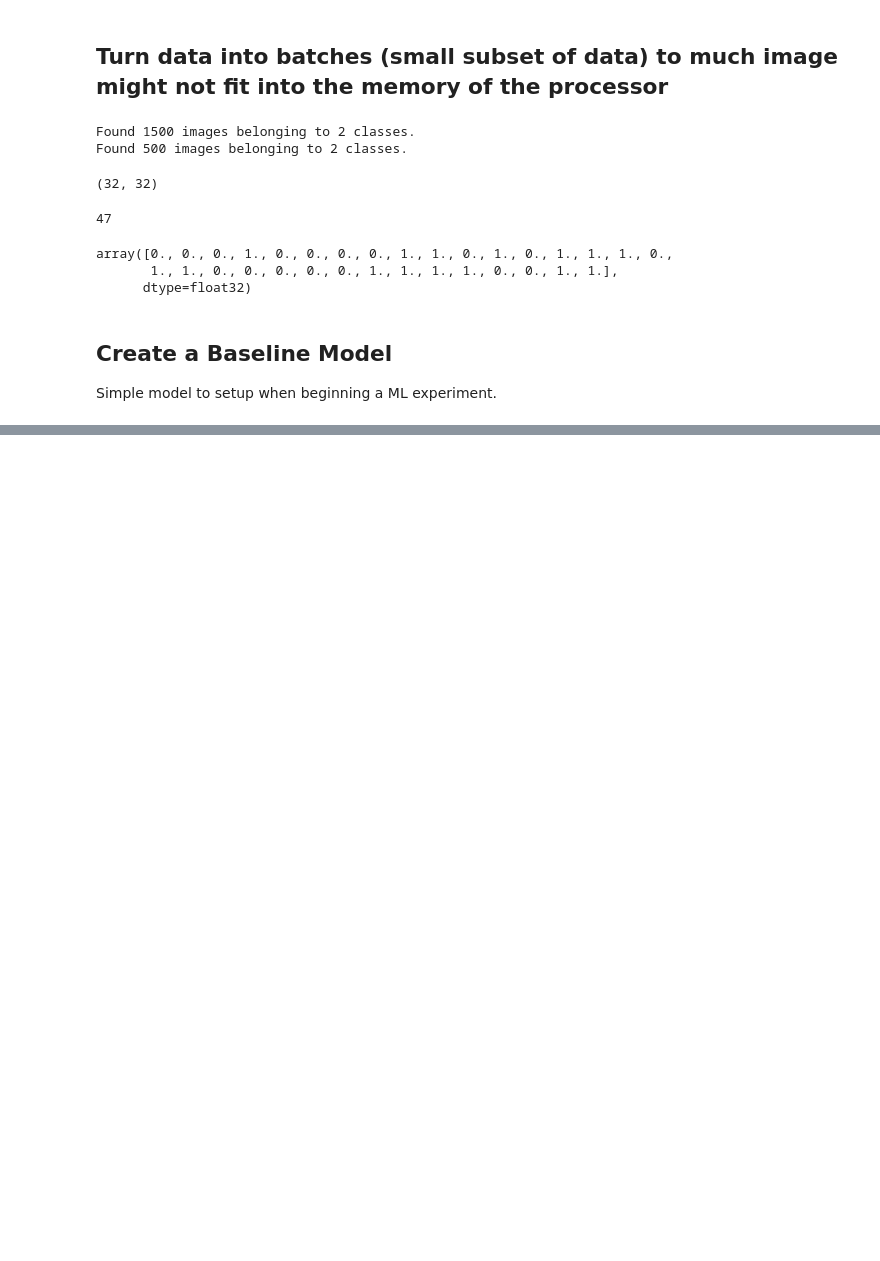
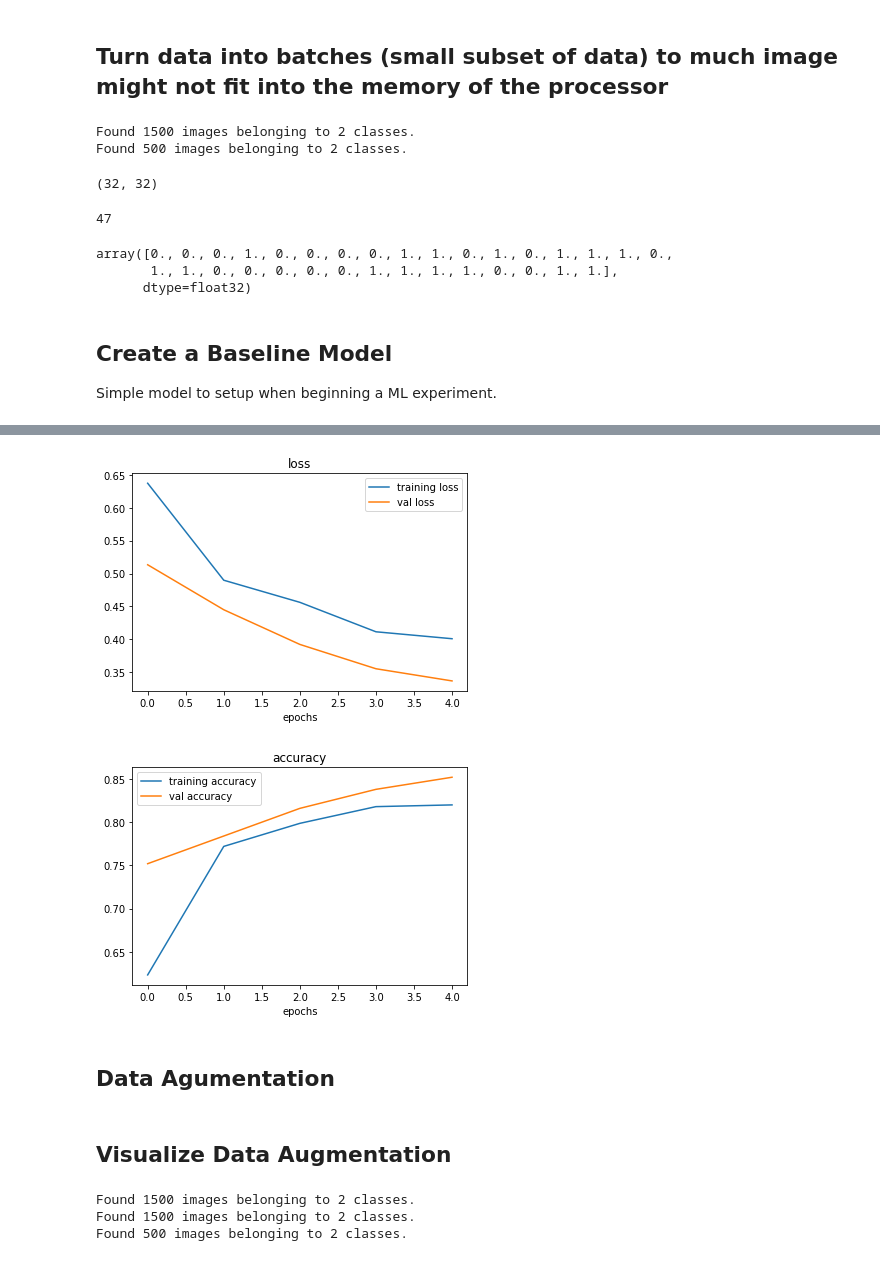
Before and after one commit to leogalbu/Colab_Notebook, a Jupyter notebook: Food_Classification.ipynb, the cells around one changed output, grey strips where cells are left out. Drawn from its saved outputs; the diff is of its cells as text; code cells hidden in the pictures; blank space fills up the shorter version.

```diff
--- a/Food_Classification.ipynb
+++ b/Food_Classification.ipynb
@@ -354,0 +418,18 @@ Epoch 5/5
+# %%
+# Create the model (new baseline with max pool)
+model_4 = Sequential([
+    Conv2D(10,3, input_shape=(224,224,3), activation='relu'),
+    MaxPool2D(pool_size=2),
+    Conv2D(10,3,activation='relu'),
+    MaxPool2D(),
+    Conv2D(10,3,activation='relu'),
+    MaxPool2D(),
+    Flatten(),
+    Dense(1, activation='sigmoid')
+])
+# %%
+# Compile the model
+model_4.compile(loss='binary_crossentropy', optimizer=Adam(), metrics=['accuracy'])
+# %%
+# Fit the model
+history_4 = model_4.fit(train_data,epochs=5,steps_per_epoch=len(train_data), validation_data=test_data, validation_steps=len(test_data))
@@ -354,0 +467,8 @@ Epoch 5/5
+# %%
+# Plot trianing curves
+plot_loss_curve(history_4)
+# %% [output]
+[figure, added]
+[figure, added]
+# %% [markdown]
+## Data Agumentation
@@ -354,0 +482,13 @@ Epoch 5/5
+# %% [markdown]
+## Visualize Data Augmentation
+# %%
+# Import data and augment it from training dir
+train_datagen_augmented = train_datagen_augmented.flow_from_directory(train_dir, target_size=(224,224), batch_size=32, class_mode='binary', shuffle=False)
+# Create non agumented
+train_data = train_datagen.flow_from_directory(train_dir, target_size=(224,224), batch_size=32, class_mode='binary', shuffle=False)
+# Test Data
+test_data = test_datagen.flow_from_directory(test_dir, target_size=(224,224), batch_size=32, class_mode='binary')
+# %% [output]
+Found 1500 images belonging to 2 classes.
+Found 1500 images belonging to 2 classes.
+Found 500 images belonging to 2 classes.
```
Also changed, not shown: parts of 19 cells of this notebook.
